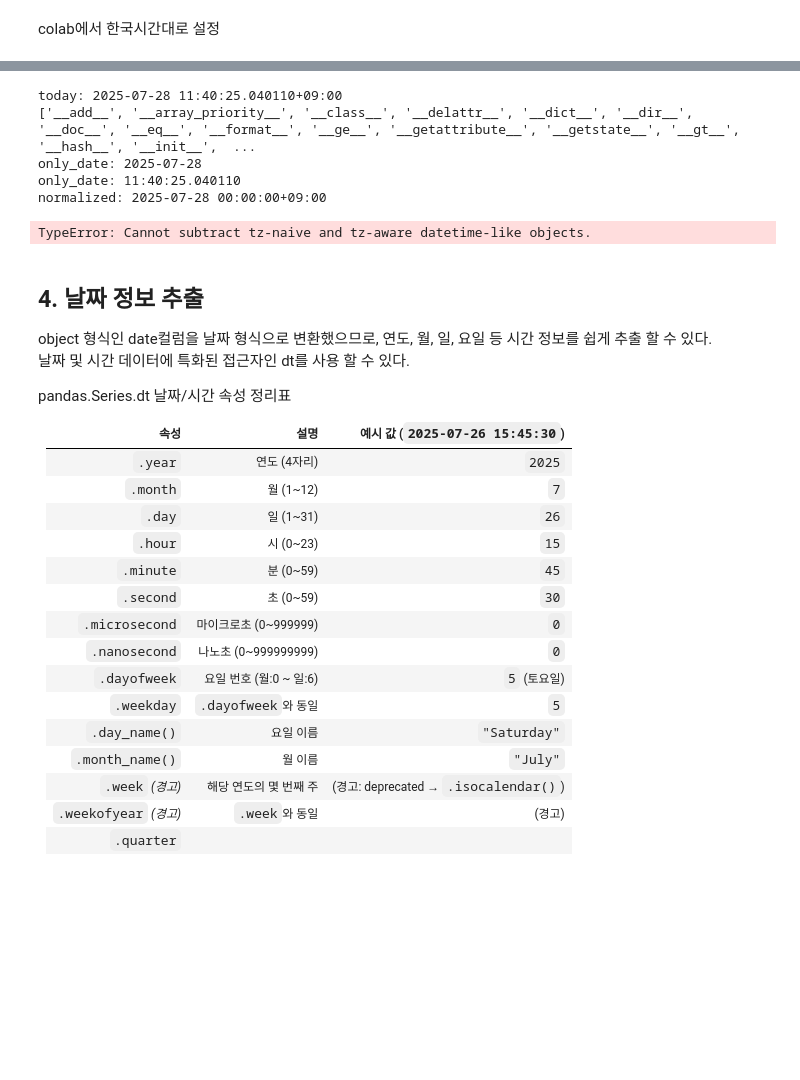
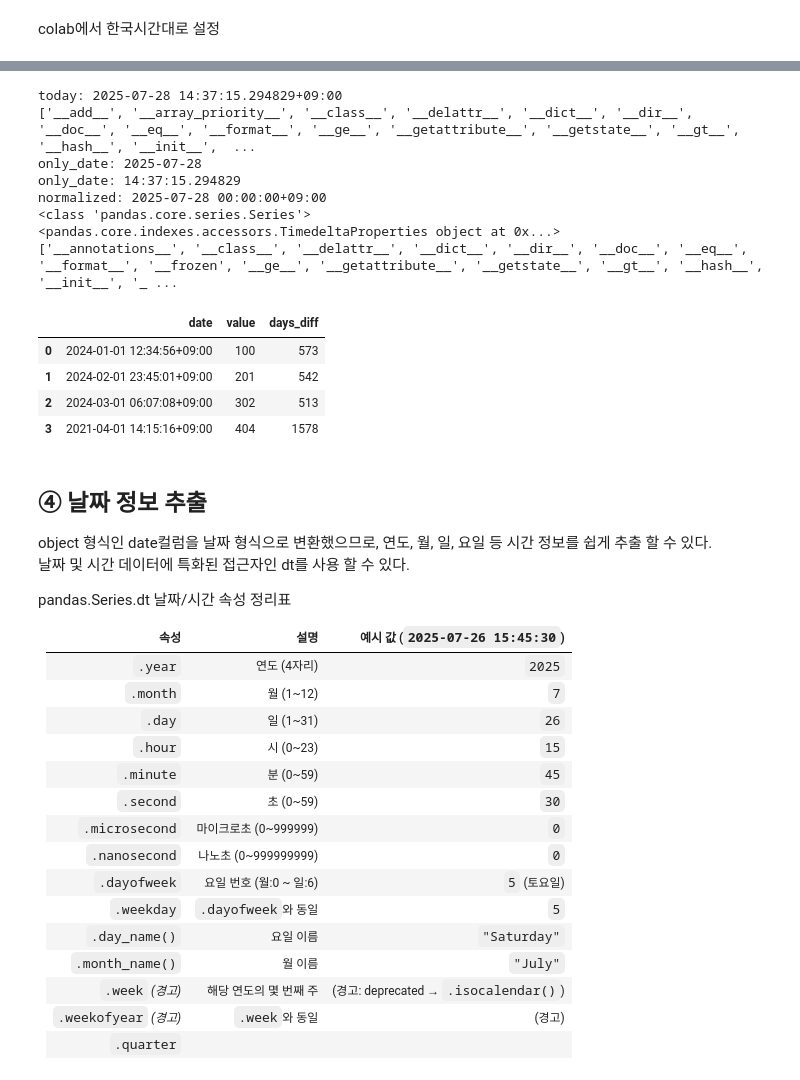
Before and after one commit to TAEO2474/python-dev, a Jupyter notebook: 409_데이터_사전처리_시계열_데이터.ipynb, the cells around one changed output, grey strips where cells are left out. Cells and saved outputs as stored; diff of their text form; code cells hidden in the pictures; blank space fills up the shorter version.

```diff
--- a/409_데이터_사전처리_시계열_데이터.ipynb
+++ b/409_데이터_사전처리_시계열_데이터.ipynb
@@ -300,39 +300,46 @@ print("한국 시간:", kst_time.strftime('%Y-%m-%d %H:%M:%S'))
 # %%
 # 현재 날짜 생성
 today = pd.Timestamp.today(kst)
 print(f'today: {today}')
 
 print(dir(today))
 only_date = today.date()
 print(f'only_date: {only_date}' )
 only_time = today.time()
 print(f'only_date: {only_time}')
 
 # .normalized() 사용 (시간을 00:00:00으로 초기화)
 normalized = today.normalize()
 print(f'normalized: {normalized}')
 
 # 문자열을 datetime으로 변경
-df['date'] = pd.to_datetime(df['date'])
+df['date'] = pd.to_datetime(df['date']).dt.tz_localize(kst)
 
 
 # 날짜 차이 계산
 print(type(normalized - df['date']))
 # dt.days는 TimedeltaProperties 객체에서 정수형 날짜 차이만 추출하는 기능
 print((normalized - df['date']).dt)
 print(dir((normalized - df['date']).dt))
 df['days_diff'] = (normalized - df['date']).dt.days
 #print((normalized - df['date']).dt.days)
 df.head()
 # %% [output]
-today: 2025-07-28 11:40:25.040110+09:00
+today: 2025-07-28 14:37:15.294829+09:00
 ['__add__', '__array_priority__', '__class__', '__delattr__', '__dict__', '__dir__', '__doc__', '__eq__', '__format__', '__ge__', '__getattribute__', '__getstate__', '__gt__', '__hash__', '__init__',  ...
 only_date: 2025-07-28
-only_date: 11:40:25.040110
+only_date: 14:37:15.294829
 normalized: 2025-07-28 00:00:00+09:00
+<class 'pandas.core.series.Series'>
+<pandas.core.indexes.accessors.TimedeltaProperties object at 0x...>
+['__annotations__', '__class__', '__delattr__', '__dict__', '__dir__', '__doc__', '__eq__', '__format__', '__frozen', '__ge__', '__getattribute__', '__getstate__', '__gt__', '__hash__', '__init__', '_ ...
-TypeError: Cannot subtract tz-naive and tz-aware datetime-like objects.
+|  | date | value | days_diff |
+| 0 | 2024-01-01 12:34:56+09:00 | 100 | 573 |
+| 1 | 2024-02-01 23:45:01+09:00 | 201 | 542 |
+| 2 | 2024-03-01 06:07:08+09:00 | 302 | 513 |
+| 3 | 2021-04-01 14:15:16+09:00 | 404 | 1578 |
 # %% [markdown]
-## 4. 날짜 정보 추출
+## ④ 날짜 정보 추출
 object 형식인  date컬럼을 날짜 형식으로 변환했으므로, 연도, 월, 일,  요일 등 시간 정보를 쉽게 추출 할 수 있다.
 날짜 및 시간 데이터에 특화된 접근자인 dt를 사용 할 수 있다.
 
```
Also changed, not shown: parts of 8 cells of this notebook.
